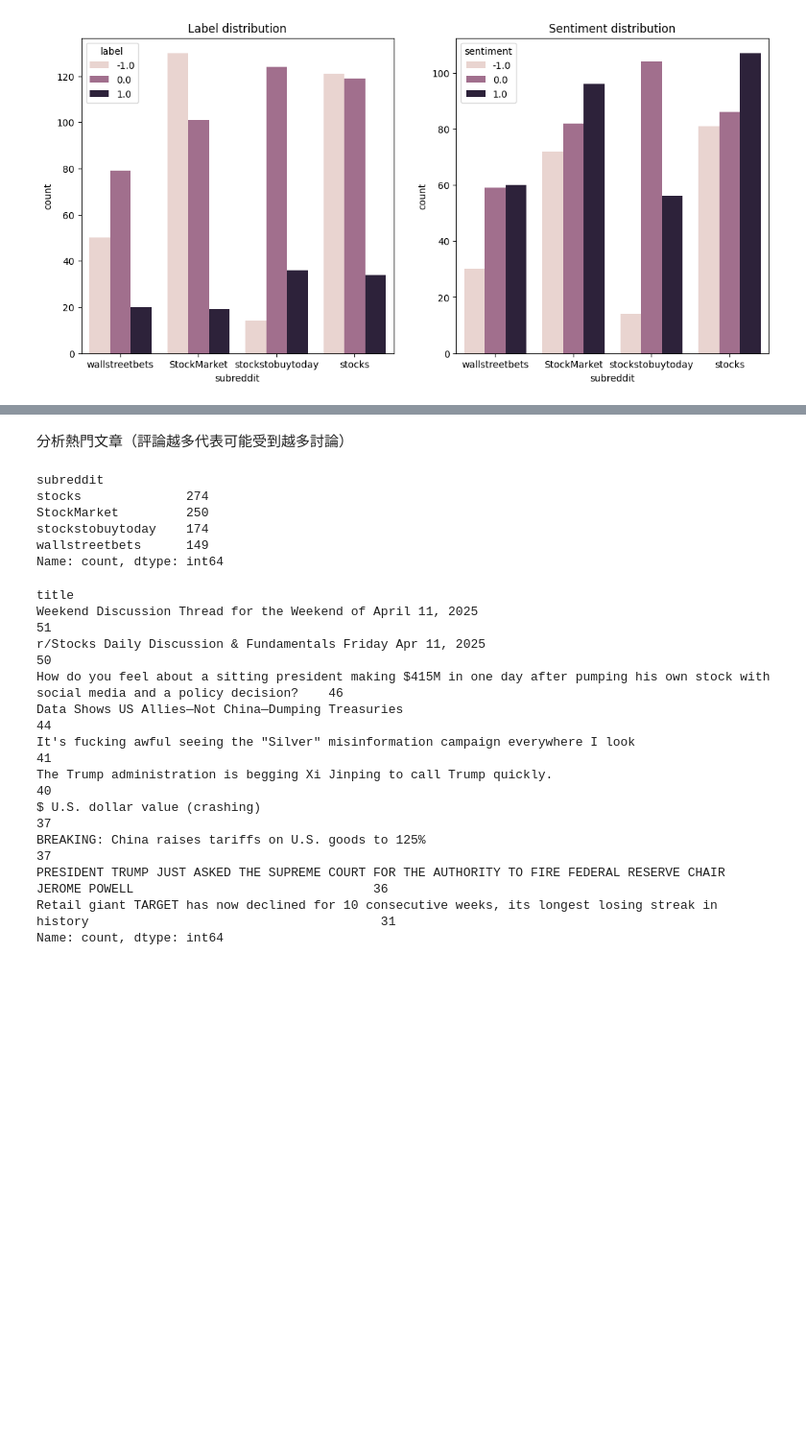
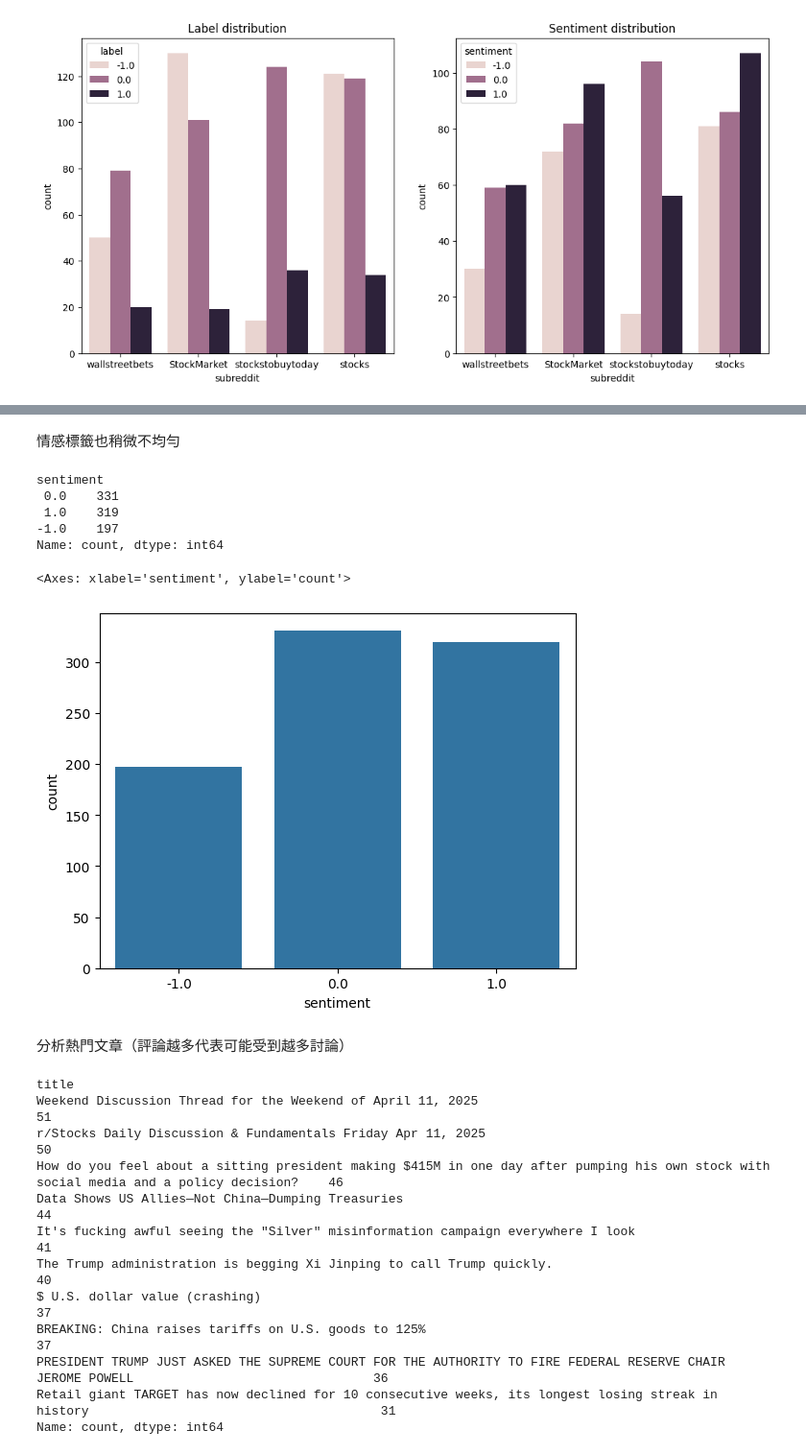
Before and after one commit to bbswei/DM2025-Lab1-Exercise, a Jupyter notebook: DM2025-Lab1-Homework.ipynb, the cells around one changed output, grey strips where cells are left out. Shown at 96% size. Drawn from its saved outputs; the diff is of its cells as text; code cells hidden in the pictures; blank space fills up the shorter version.

```diff
--- a/DM2025-Lab1-Homework.ipynb
+++ b/DM2025-Lab1-Homework.ipynb
@@ -164,14 +182,18 @@ axes[1].tick_params(axis='x')
+# %% [markdown]
+情感標籤也稍微不均勻
+# %%
+print(df['sentiment'].value_counts())
+sns.countplot(x="sentiment", data=df)
+# %% [output]
+sentiment
+ 0.0    331
+ 1.0    319
+-1.0    197
+Name: count, dtype: int64
+<Axes: xlabel='sentiment', ylabel='count'>
+[figure, added]
 # %% [markdown]
 分析熱門文章（評論越多代表可能受到越多討論）
-# %%
-df['subreddit'].value_counts().head(10)
-# %% [output]
-subreddit
-stocks              274
-StockMarket         250
-stockstobuytoday    174
-wallstreetbets      149
-Name: count, dtype: int64
 # %%
 df['title'].value_counts().head(10)
 # %% [output]
```
Also changed, not shown: parts of 53 cells of this notebook.
